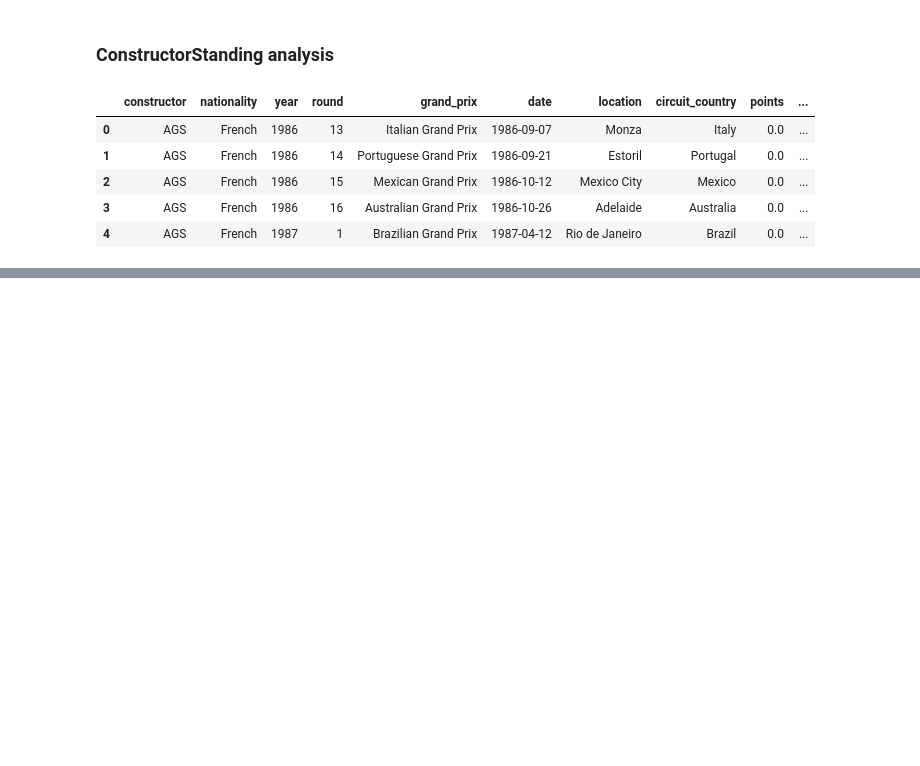
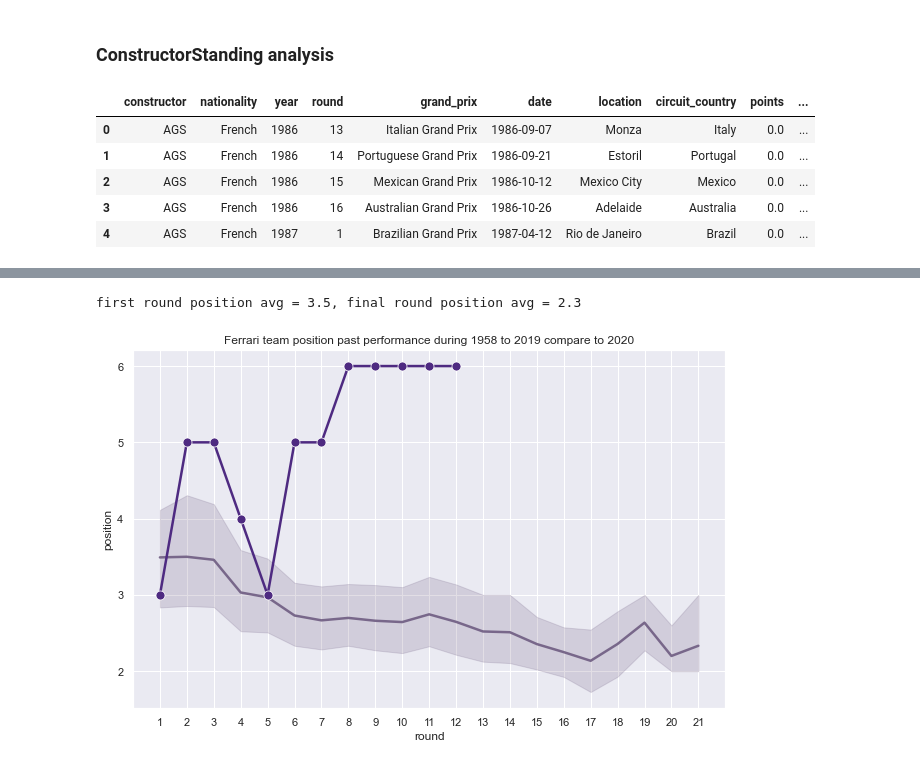
Before and after one commit to snn2spade/scb_challenge, a Jupyter notebook: scb_challenge.ipynb, the cells around one changed output, grey strips where cells are left out. Drawn from its saved outputs; the diff is of its cells as text; code cells hidden in the pictures; blank space fills up the shorter version.

```diff
--- a/scb_challenge.ipynb
+++ b/scb_challenge.ipynb
@@ -487,0 +559,26 @@ df_10.head()
+# %%
+def plot_team_performance(constructor, performance_start_year, performance_end_year, year_highlight = None):
+    df_13 = df_10[df_10["constructor"] == constructor].copy()
+    if year_highlight is None:
+        df_13 = df_13[(df_13["year"] >= performance_start_year) & (df_13["year"] <= performance_end_year)]
+    else:
+        df_13 = df_13[(df_13["year"] >= performance_start_year) & (df_13["year"] <= np.array([performance_end_year,year_highlight]).max())]
+    performance_start_year = df_13["year"].min()
+
+    f, ax = plt.subplots(figsize=(9, 6))
+    ax.set_xticks(range(1,22))
+    if year_highlight is not None:
+        sns.lineplot(data=df_13,x="round",y="position", color="#6E5C81", linewidth=2.5,markers=True, markersize=9, alpha=0.9)
+        sns.lineplot(data=df_13[df_13["year"]==year_highlight],x="round",y="position", color="#4E2A81",linewidth=2.5, marker="o", markersize=9)
+        ax.set_title(f"{constructor} team position past performance during {performance_start_year} to {performance_end_year} compare to {year_highlight}")
+#     ax.legend(bbox_to_anchor=(0.99, 1.0))
+    else:
+        sns.lineplot(data=df_13,x="round",y="position",hue="year",style="year",palette="tab10", linewidth=2.5,markers=True, markersize=9)
+        ax.set_title(f"{constructor} team position past performance during {performance_start_year} to {performance_end_year}")
+    plt.tight_layout()
+
+    ## calculate first round and final round position mean
+    df_14 = df_13.pivot("year","round","position").copy()
+    first_round_mean = round(df_14.iloc[:,0].mean(),1)
+    final_round_mean = round(df_14.iloc[:,-1].mean(),1)
+    print(f"first round position avg = {first_round_mean}, final round position avg = {final_round_mean}")
@@ -487,0 +590,5 @@ df_10.head()
+# %%
+plot_team_performance("Ferrari",1950,2019, 2020)
+# %% [output]
+first round position avg = 3.5, final round position avg = 2.3
+[figure, added]
```
Also changed, not shown: parts of 68 cells of this notebook.
